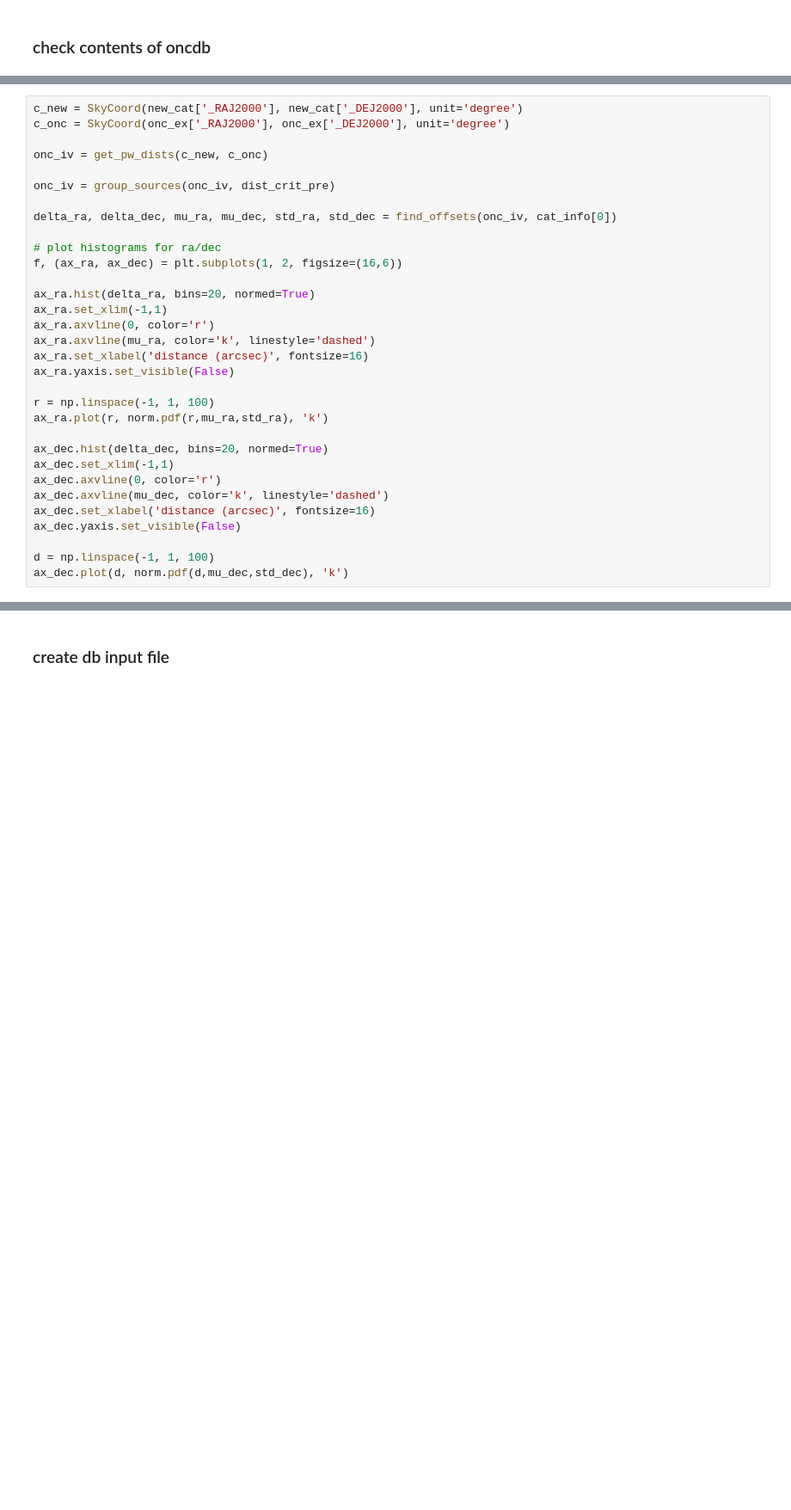
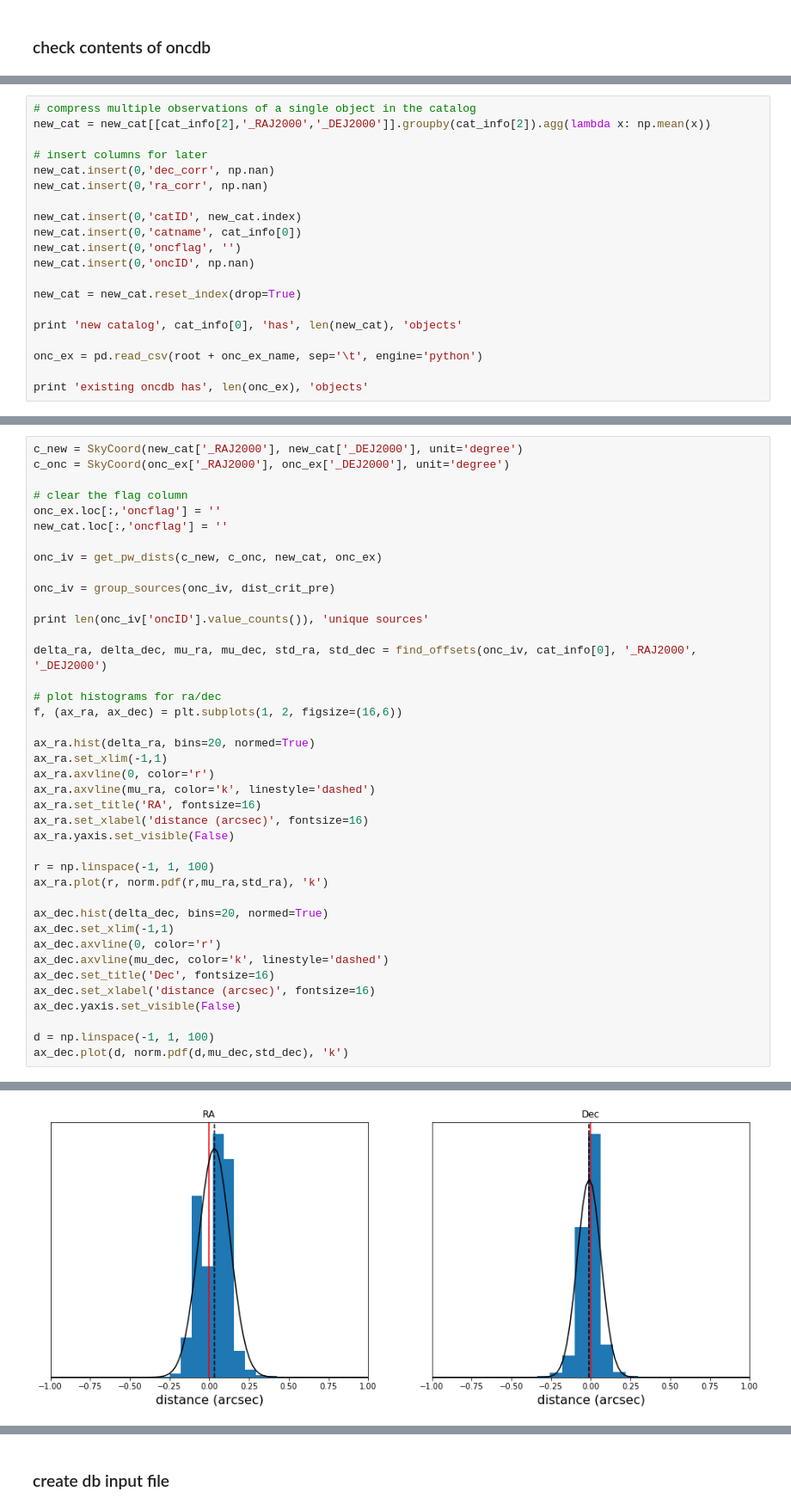
Before and after one commit to ONCdb/ONCdb, a Jupyter notebook: create_db_input.ipynb, the cells around one changed output, grey strips where cells are left out. Shown: that part at 86% size. Saved outputs shown, nothing was run; the diff lists cells and outputs as text; blank space fills up the shorter version.

```diff
--- a/create_db_input.ipynb
+++ b/create_db_input.ipynb
@@ -274,0 +324,20 @@ print 'existing oncdb has', len(onc_ex), 'objects'
+# %%
+# compress multiple observations of a single object in the catalog
+new_cat = new_cat[[cat_info[2],'_RAJ2000','_DEJ2000']].groupby(cat_info[2]).agg(lambda x: np.mean(x))
+
+# insert columns for later
+new_cat.insert(0,'dec_corr', np.nan)
+new_cat.insert(0,'ra_corr', np.nan)
+
+new_cat.insert(0,'catID', new_cat.index)
+new_cat.insert(0,'catname', cat_info[0])
+new_cat.insert(0,'oncflag', '')
+new_cat.insert(0,'oncID', np.nan)
+
+new_cat = new_cat.reset_index(drop=True)
+
+print 'new catalog', cat_info[0], 'has', len(new_cat), 'objects'
+
+onc_ex = pd.read_csv(root + onc_ex_name, sep='\t', engine='python')
+
+print 'existing oncdb has', len(onc_ex), 'objects'
@@ -276,11 +348,17 @@ print 'existing oncdb has', len(onc_ex), 'objects'
 c_new = SkyCoord(new_cat['_RAJ2000'], new_cat['_DEJ2000'], unit='degree')
 c_onc = SkyCoord(onc_ex['_RAJ2000'], onc_ex['_DEJ2000'], unit='degree')
 
-onc_iv = get_pw_dists(c_new, c_onc)
+# clear the flag column
+onc_ex.loc[:,'oncflag'] = ''
+new_cat.loc[:,'oncflag'] = ''
+
+onc_iv = get_pw_dists(c_new, c_onc, new_cat, onc_ex)
 
 onc_iv = group_sources(onc_iv, dist_crit_pre)
 
-delta_ra, delta_dec, mu_ra, mu_dec, std_ra, std_dec = find_offsets(onc_iv, cat_info[0])
+print len(onc_iv['oncID'].value_counts()), 'unique sources'
+
+delta_ra, delta_dec, mu_ra, mu_dec, std_ra, std_dec = find_offsets(onc_iv, cat_info[0], '_RAJ2000', '_DEJ2000')
 
 # plot histograms for ra/dec
 f, (ax_ra, ax_dec) = plt.subplots(1, 2, figsize=(16,6))
@@ -289,6 +367,7 @@ ax_ra.hist(delta_ra, bins=20, normed=True)
 ax_ra.set_xlim(-1,1)
 ax_ra.axvline(0, color='r')
 ax_ra.axvline(mu_ra, color='k', linestyle='dashed')
+ax_ra.set_title('RA', fontsize=16)
 ax_ra.set_xlabel('distance (arcsec)', fontsize=16)
 ax_ra.yaxis.set_visible(False)
 
@@ -299,8 +378,10 @@ ax_dec.hist(delta_dec, bins=20, normed=True)
 ax_dec.set_xlim(-1,1)
 ax_dec.axvline(0, color='r')
 ax_dec.axvline(mu_dec, color='k', linestyle='dashed')
+ax_dec.set_title('Dec', fontsize=16)
 ax_dec.set_xlabel('distance (arcsec)', fontsize=16)
 ax_dec.yaxis.set_visible(False)
 
 d = np.linspace(-1, 1, 100)
 ax_dec.plot(d, norm.pdf(d,mu_dec,std_dec), 'k')
+# %% [output]
@@ -307,2 +399,3 @@ ax_dec.plot(d, norm.pdf(d,mu_dec,std_dec), 'k')
+[figure, added]
 # %%
 # tweak new_cat coords by linear offset
```
Also changed, not shown: parts of 19 cells of this notebook, 1 other file.
